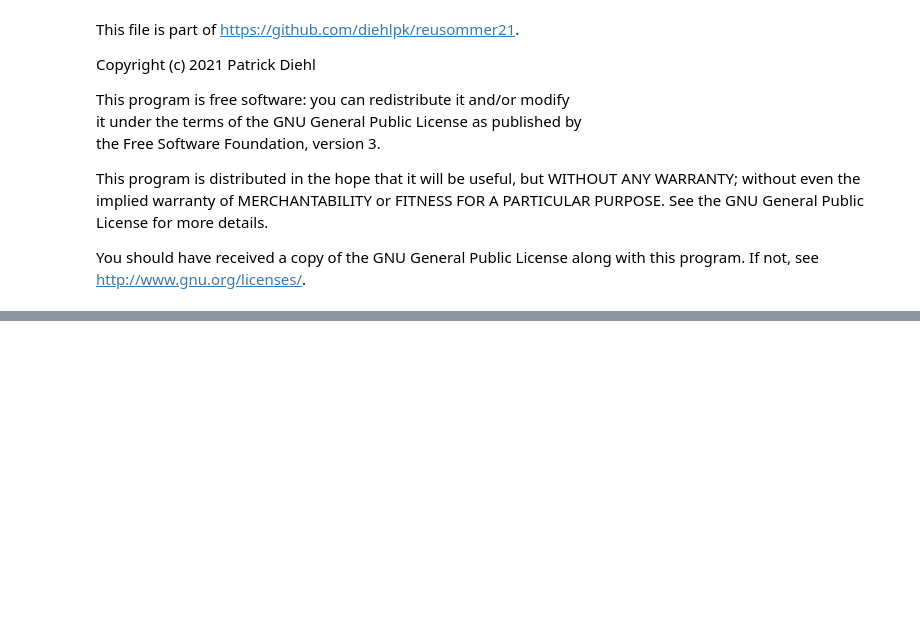
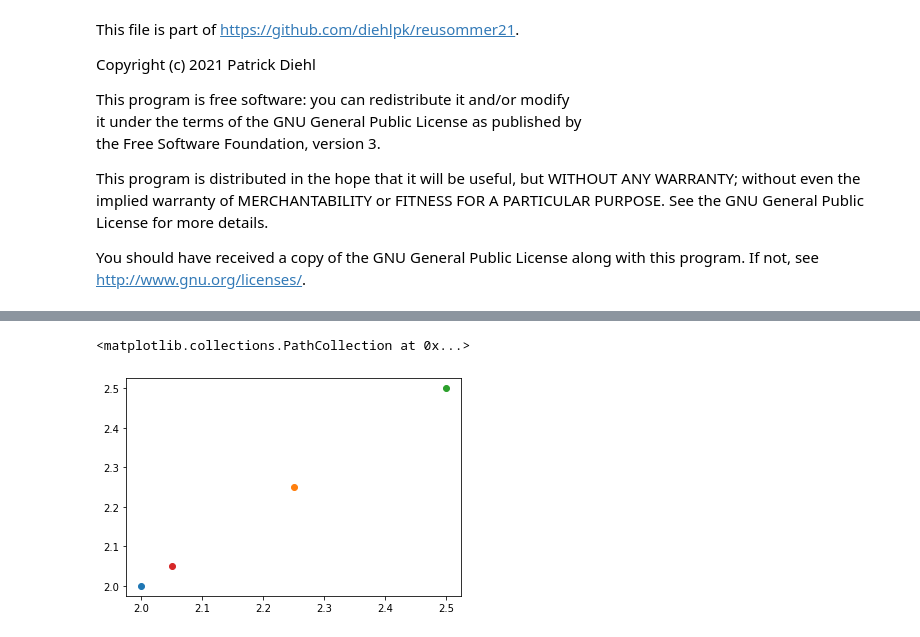
Before and after one commit to diehlpk/reusommer21, a Jupyter notebook: MDCM-Adaptive-endpoint.ipynb, the cells around one changed output, grey strips where cells are left out. Saved outputs shown, nothing was run; the diff lists cells and outputs as text; code cells hidden in the pictures; blank space fills up the shorter version.

```diff
--- a/MDCM-Adaptive-endpoint.ipynb
+++ b/MDCM-Adaptive-endpoint.ipynb
@@ -217,0 +268,11 @@ plt.grid()
+# %%
+plt.scatter(x3[0],x3[0])
+plt.scatter(x3[1],x3[1])
+plt.scatter(x3[2],x3[2])
+
+x = 0.7199999999999986 * x3[0] + 0.3600000000000017 *  x3[1] + -0.08000000000000032 * x3[2]
+
+plt.scatter(x2[len(x2)-2],x)
+# %% [output]
+<matplotlib.collections.PathCollection at 0x...>
+[figure, added]
```
Also changed, not shown: parts of 17 cells of this notebook, 1 other file.
